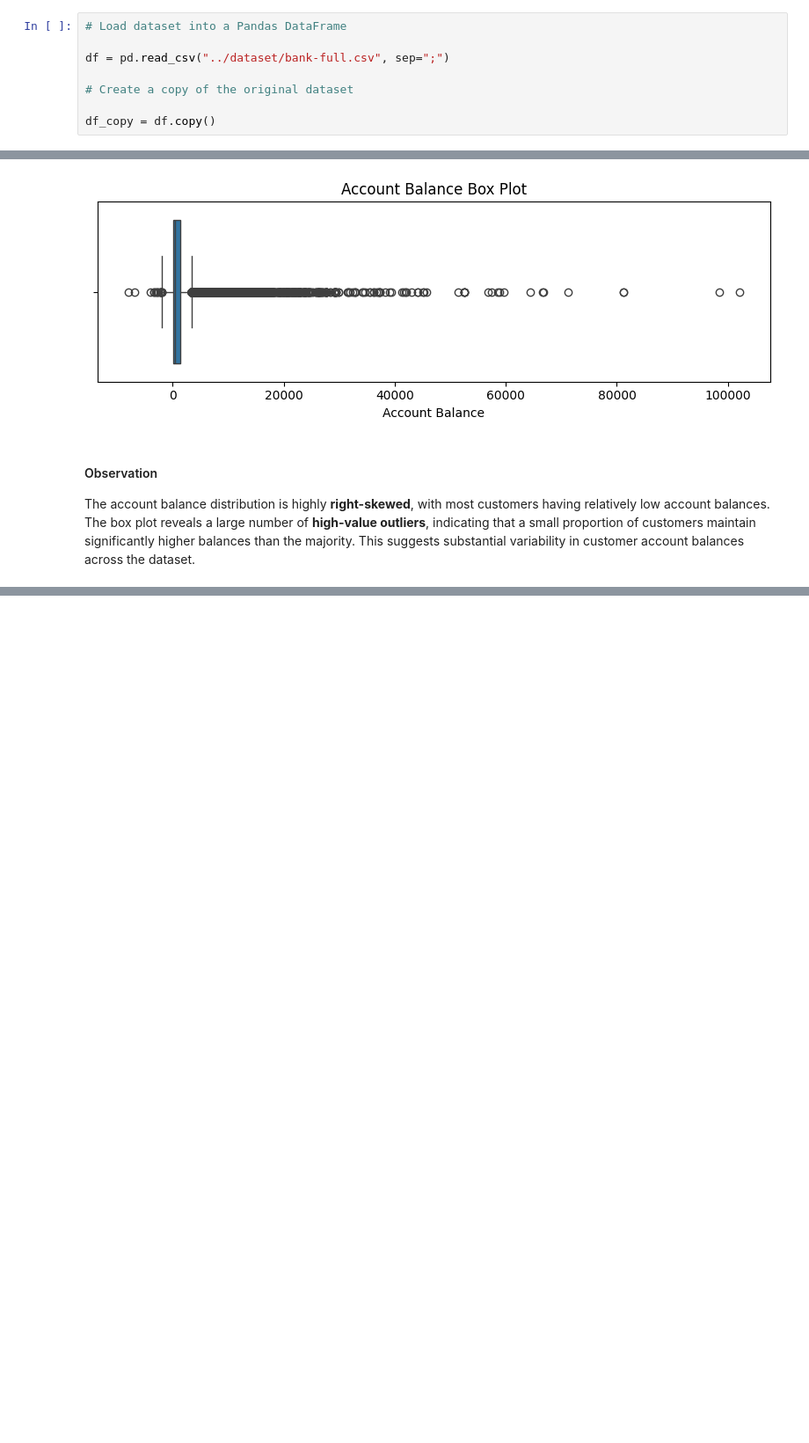
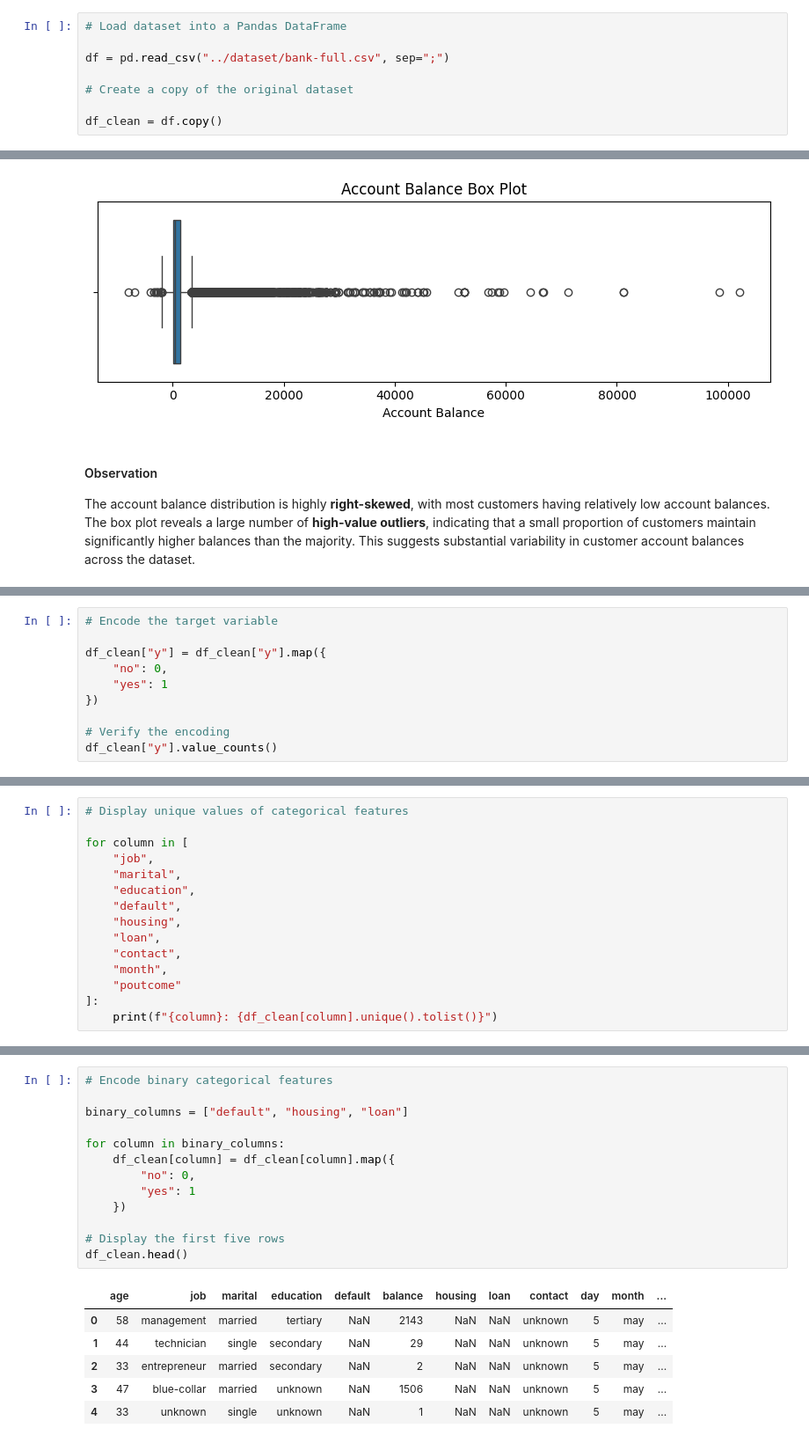
Before and after one commit to huzaifawaheed2/DevelopersHub-Corporation-Advanced-Internship, a Jupyter notebook: Project-01-Term-Deposit-Prediction/notebooks/term_deposit_prediction.ipynb, the cells around one changed output, grey strips where cells are left out. Shown at 88% size. Saved outputs shown, nothing was run; the diff lists cells and outputs as text; blank space fills up the shorter version.

```diff
--- a/Project-01-Term-Deposit-Prediction/notebooks/term_deposit_prediction.ipynb
+++ b/Project-01-Term-Deposit-Prediction/notebooks/term_deposit_prediction.ipynb
@@ -149,7 +149,7 @@ df = pd.read_csv("../dataset/bank-full.csv", sep=";")
 
 # Create a copy of the original dataset
 
-df_copy = df.copy()
+df_clean = df.copy()
 # %% [markdown]
 ## Dataset Preview
 
@@ -759,0 +907,10 @@ The account balance distribution is highly **right-skewed**, with most customers
+# %%
+# Encode the target variable
+
+df_clean["y"] = df_clean["y"].map({
+    "no": 0,
+    "yes": 1
+})
+
+# Verify the encoding
+df_clean["y"].value_counts()
@@ -759,0 +932,15 @@ The account balance distribution is highly **right-skewed**, with most customers
+# %%
+# Display unique values of categorical features
+
+for column in [
+    "job",
+    "marital",
+    "education",
+    "default",
+    "housing",
+    "loan",
+    "contact",
+    "month",
+    "poutcome"
+]:
+    print(f"{column}: {df_clean[column].unique().tolist()}")
@@ -759,0 +967,20 @@ The account balance distribution is highly **right-skewed**, with most customers
+# %%
+# Encode binary categorical features
+
+binary_columns = ["default", "housing", "loan"]
+
+for column in binary_columns:
+    df_clean[column] = df_clean[column].map({
+        "no": 0,
+        "yes": 1
+    })
+
+# Display the first five rows
+df_clean.head()
+# %% [output]
+|  | age | job | marital | education | default | balance | housing | loan | contact | day | month | ... |
+| 0 | 58 | management | married | tertiary | NaN | 2143 | NaN | NaN | unknown | 5 | may | ... |
+| 1 | 44 | technician | single | secondary | NaN | 29 | NaN | NaN | unknown | 5 | may | ... |
+| 2 | 33 | entrepreneur | married | secondary | NaN | 2 | NaN | NaN | unknown | 5 | may | ... |
+| 3 | 47 | blue-collar | married | unknown | NaN | 1506 | NaN | NaN | unknown | 5 | may | ... |
+| 4 | 33 | unknown | single | unknown | NaN | 1 | NaN | NaN | unknown | 5 | may | ... |
```
Also changed, not shown: parts of 19 cells of this notebook.
